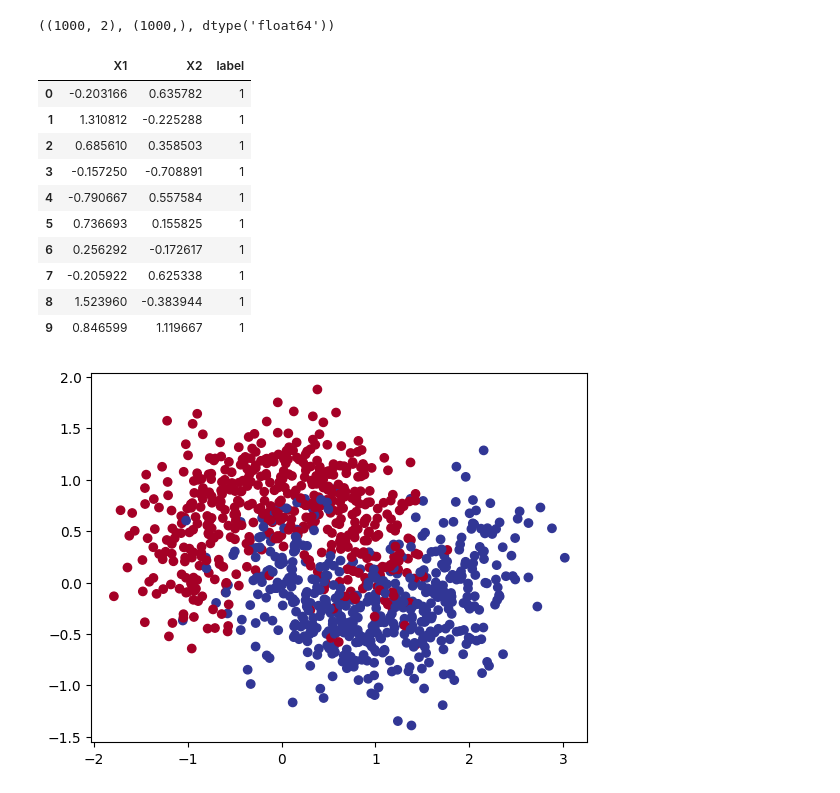
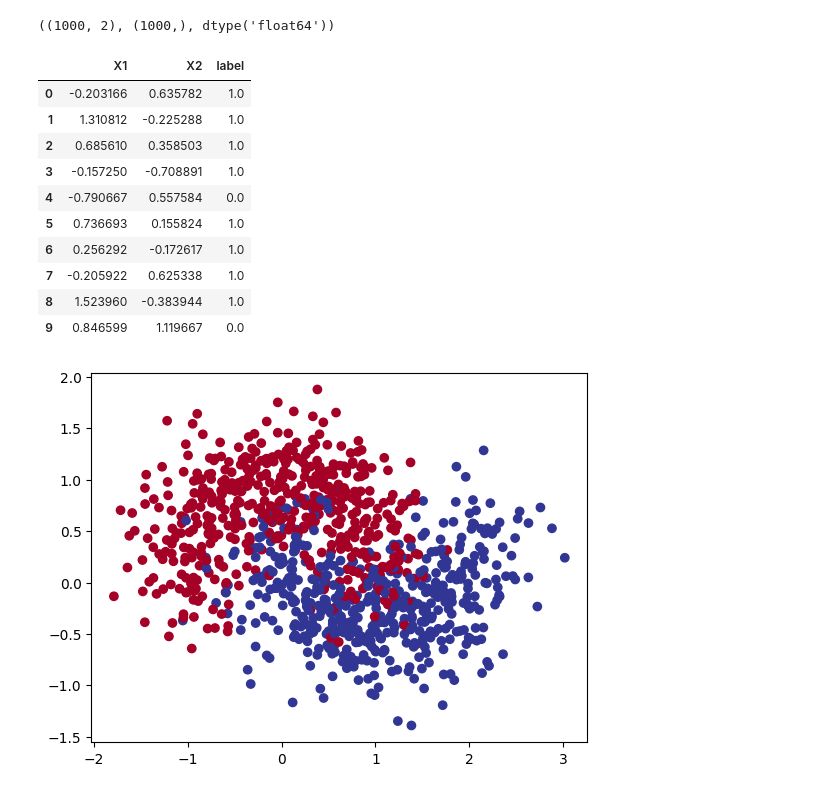
Before and after one commit to Takosaga/pytorch_for_dl_and_ml, a Jupyter notebook: 02_neural_network_classification/02_pytorch_classification_exercises.ipynb, the cells around one changed output. Drawn from its saved outputs; the diff is of its cells as text; code cells hidden in the pictures.

```diff
--- a/02_neural_network_classification/02_pytorch_classification_exercises.ipynb
+++ b/02_neural_network_classification/02_pytorch_classification_exercises.ipynb
@@ -42,23 +42,23 @@ X.shape, y.shape, X.dtype
 # %%
 # Turn data into a DataFrame
 import pandas as pd
 
 moons = pd.DataFrame({"X1": X[:,0],
                     "X2": X[:,1],
-                    "label":1})
+                    "label":y})
 moons.head(10)
 # %% [output]
 |  | X1 | X2 | label |
-| 0 | -0.203166 | 0.635782 | 1 |
-| 1 | 1.310812 | -0.225288 | 1 |
-| 2 | 0.685610 | 0.358503 | 1 |
-| 3 | -0.157250 | -0.708891 | 1 |
-| 4 | -0.790667 | 0.557584 | 1 |
-| 5 | 0.736693 | 0.155825 | 1 |
-| 6 | 0.256292 | -0.172617 | 1 |
-| 7 | -0.205922 | 0.625338 | 1 |
-| 8 | 1.523960 | -0.383944 | 1 |
-| 9 | 0.846599 | 1.119667 | 1 |
+| 0 | -0.203166 | 0.635782 | 1.0 |
+| 1 | 1.310812 | -0.225288 | 1.0 |
+| 2 | 0.685610 | 0.358503 | 1.0 |
+| 3 | -0.157250 | -0.708891 | 1.0 |
+| 4 | -0.790667 | 0.557584 | 0.0 |
+| 5 | 0.736693 | 0.155824 | 1.0 |
+| 6 | 0.256292 | -0.172617 | 1.0 |
+| 7 | -0.205922 | 0.625338 | 1.0 |
+| 8 | 1.523960 | -0.383944 | 1.0 |
+| 9 | 0.846599 | 1.119667 | 0.0 |
 # %%
 # Visualize the data on a scatter plot
 import matplotlib.pyplot as plt
```
Also changed, not shown: parts of 1 cell of this notebook.
